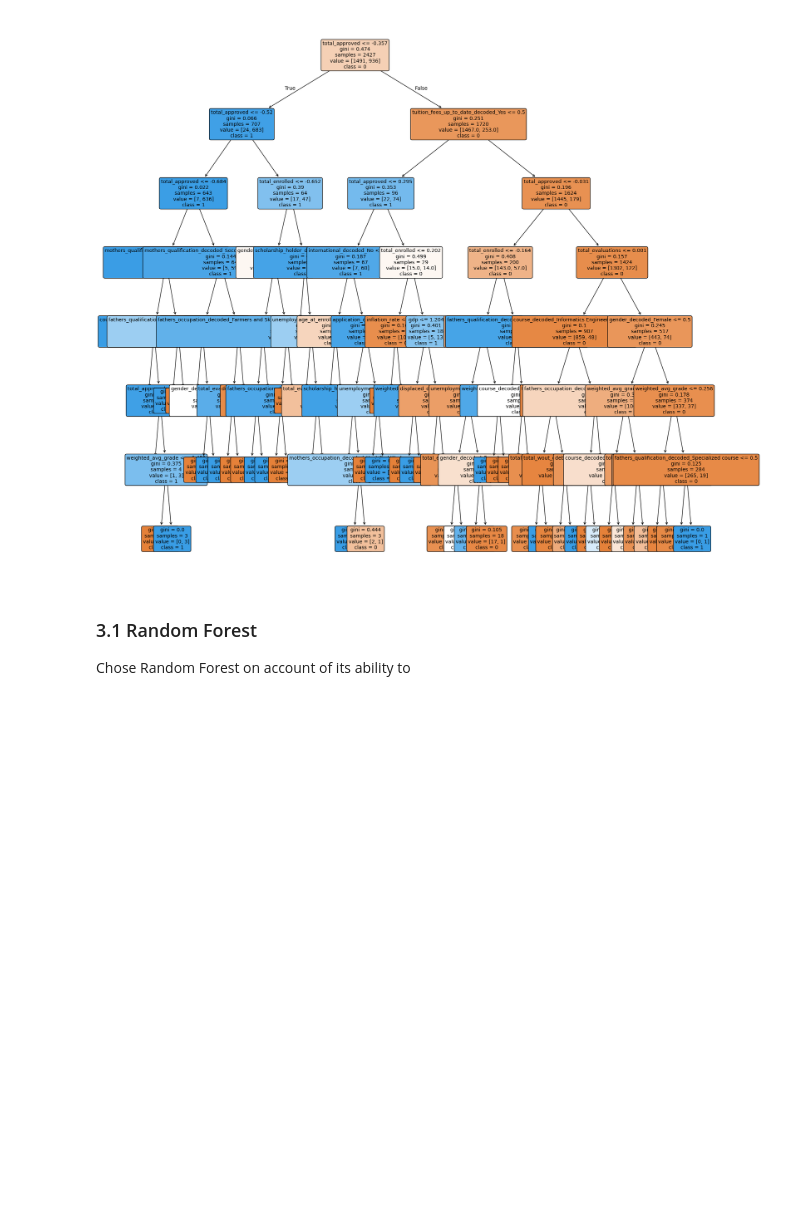
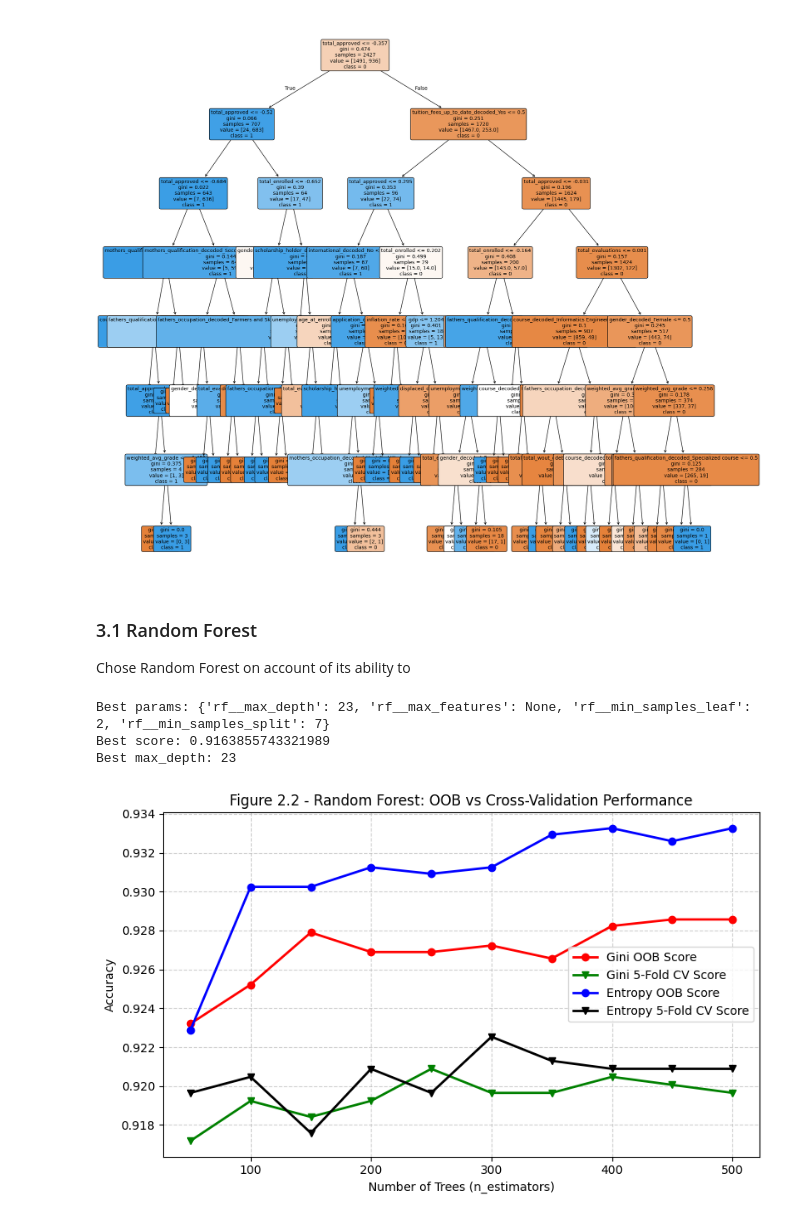
Before and after one commit to mcastro64/Data622, a Jupyter notebook: Assignment4/MC-Assignment-4.ipynb, the cells around one changed output. Cells and saved outputs as stored; diff of their text form; code cells hidden in the pictures; blank space fills up the shorter version.

```diff
--- a/Assignment4/MC-Assignment-4.ipynb
+++ b/Assignment4/MC-Assignment-4.ipynb
@@ -1069,6 +1073,35 @@ Train score: 0.9447878038730944
 ### 3.1 Random Forest
 
 Chose Random Forest on account of its ability to
+# %%
+# lets get the best depth
+
+param_dist = {
+    'rf__max_depth': randint(2, 40),
+    'rf__min_samples_split': randint(2, 20),
+    'rf__min_samples_leaf': randint(1, 10),
+    'rf__max_features': ['sqrt', 'log2', None]
+}
+
+random_search = RandomizedSearchCV(
+    estimator=rf_pipe,
+    param_distributions=param_dist,
+    n_iter=40,
+    scoring='f1_macro',
+    cv=5,
+    random_state=13,
+    n_jobs=-1
+)
+
+random_search.fit(X_train, y_train)
+
+print("Best params:", random_search.best_params_)
+print("Best score:", random_search.best_score_)
+best_depth = random_search.best_params_['rf__max_depth']
+# %% [output]
+Best params: {'rf__max_depth': 23, 'rf__max_features': None, 'rf__min_samples_leaf': 2, 'rf__min_samples_split': 7}
+Best score: 0.9163855743321989
+Best max_depth: 23
 # %%
 # loop through list of estimators and perform 5 k-Fold cross validation
 # save results to list
@@ -1129,0 +1178,16 @@ for n in n_estimator:
+# %%
+# plot cv vs
+plt.figure(figsize=(8, 5))
+plt.plot(n_estimator, oobScores_gini, color='red', marker='o',  label='Gini OOB Score', linewidth=2)
+plt.plot(n_estimator, oobScores_cv,  color='green', marker='v', label='Gini 5-Fold CV Score', linewidth=2)
+plt.plot(n_estimator, oobScores_ent, color='blue', marker='o',  label='Entropy OOB Score', linewidth=2)
+plt.plot(n_estimator, oobScores_cv_ent,  color='black', marker='v', label='Entropy 5-Fold CV Score', linewidth=2)
+plt.title('Figure 2.2 - Random Forest: OOB vs Cross-Validation Performance')
+plt.xlabel('Number of Trees (n_estimators)')
+plt.ylabel('Accuracy')
+plt.legend()
+plt.grid(True, linestyle='--', alpha=0.6)
+plt.tight_layout()
+plt.show()
+# %% [output]
+[figure, added]
```
Also changed, not shown: parts of 7 cells of this notebook, 1 other file.
